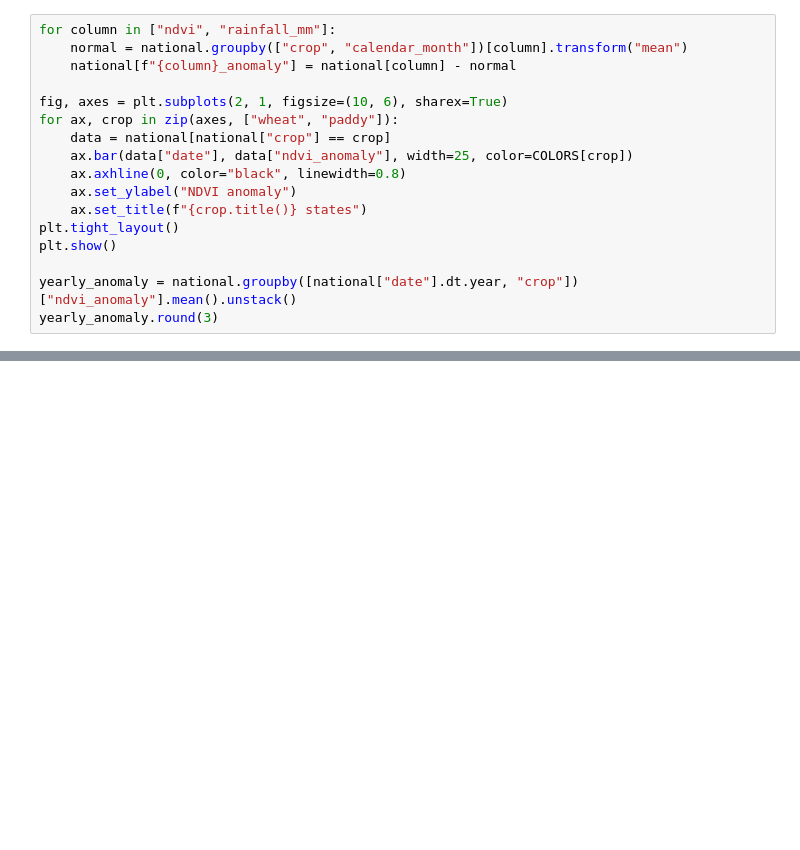
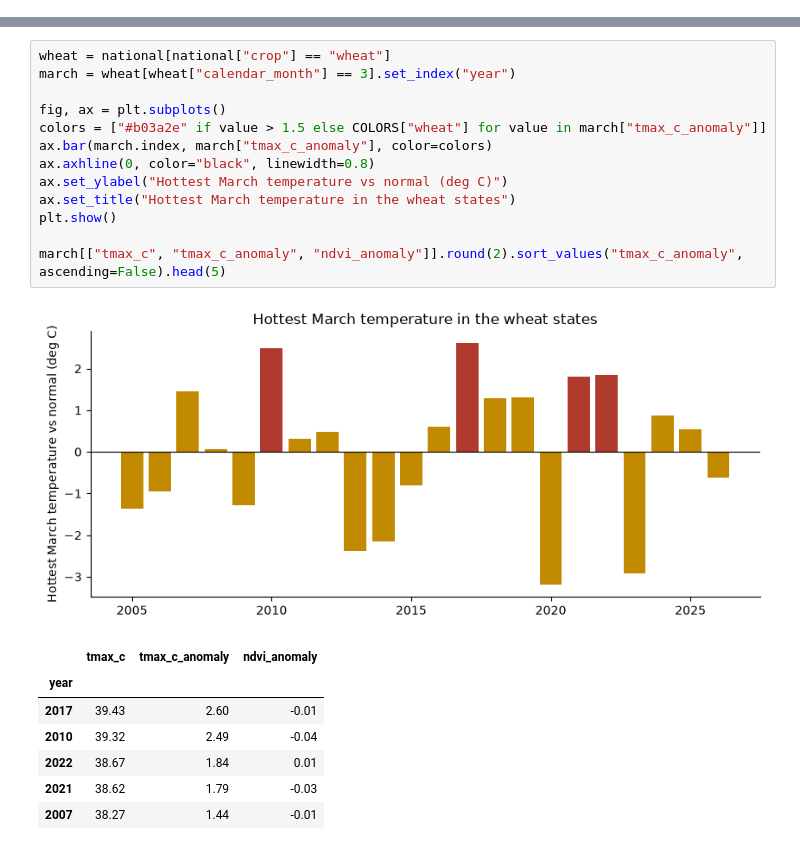
Before and after one commit to ShivMudgal/AgriSignal, a Jupyter notebook: notebooks/01_eda.ipynb, the cells around one changed output, grey strips where cells are left out. Saved outputs shown, nothing was run; the diff lists cells and outputs as text; blank space fills up the shorter version.

```diff
--- a/notebooks/01_eda.ipynb
+++ b/notebooks/01_eda.ipynb
@@ -59,17 +61,0 @@ Because of the seasons, raw NDVI goes up and down every year no matter how good
-# %%
-for column in ["ndvi", "rainfall_mm"]:
-    normal = national.groupby(["crop", "calendar_month"])[column].transform("mean")
-    national[f"{column}_anomaly"] = national[column] - normal
-
-fig, axes = plt.subplots(2, 1, figsize=(10, 6), sharex=True)
-for ax, crop in zip(axes, ["wheat", "paddy"]):
-    data = national[national["crop"] == crop]
-    ax.bar(data["date"], data["ndvi_anomaly"], width=25, color=COLORS[crop])
-    ax.axhline(0, color="black", linewidth=0.8)
-    ax.set_ylabel("NDVI anomaly")
-    ax.set_title(f"{crop.title()} states")
-plt.tight_layout()
-plt.show()
-
-yearly_anomaly = national.groupby([national["date"].dt.year, "crop"])["ndvi_anomaly"].mean().unstack()
-yearly_anomaly.round(3)
@@ -294,0 +91,22 @@ pd.DataFrame(rows).round(3)
+# %%
+wheat = national[national["crop"] == "wheat"]
+march = wheat[wheat["calendar_month"] == 3].set_index("year")
+
+fig, ax = plt.subplots()
+colors = ["#b03a2e" if value > 1.5 else COLORS["wheat"] for value in march["tmax_c_anomaly"]]
+ax.bar(march.index, march["tmax_c_anomaly"], color=colors)
+ax.axhline(0, color="black", linewidth=0.8)
+ax.set_ylabel("Hottest March temperature vs normal (deg C)")
+ax.set_title("Hottest March temperature in the wheat states")
+plt.show()
+
+march[["tmax_c", "tmax_c_anomaly", "ndvi_anomaly"]].round(2).sort_values("tmax_c_anomaly", ascending=False).head(5)
+# %% [output]
+[figure, added]
+|  | tmax_c | tmax_c_anomaly | ndvi_anomaly |
+| year |  |  |  |
+| 2017 | 39.43 | 2.60 | -0.01 |
+| 2010 | 39.32 | 2.49 | -0.04 |
+| 2022 | 38.67 | 1.84 | 0.01 |
+| 2021 | 38.62 | 1.79 | -0.03 |
+| 2007 | 38.27 | 1.44 | -0.01 |
```
Also changed, not shown: parts of 39 cells of this notebook, 1 other file.
